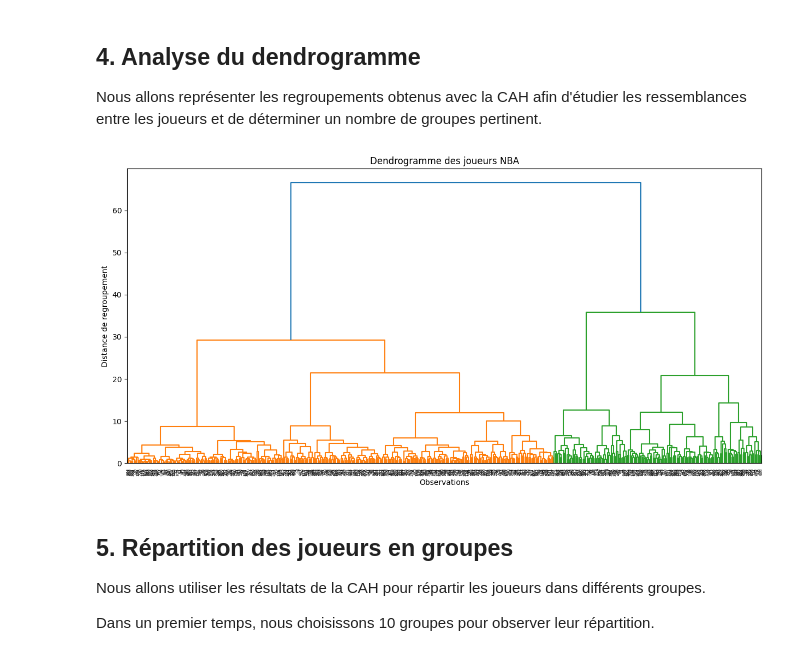
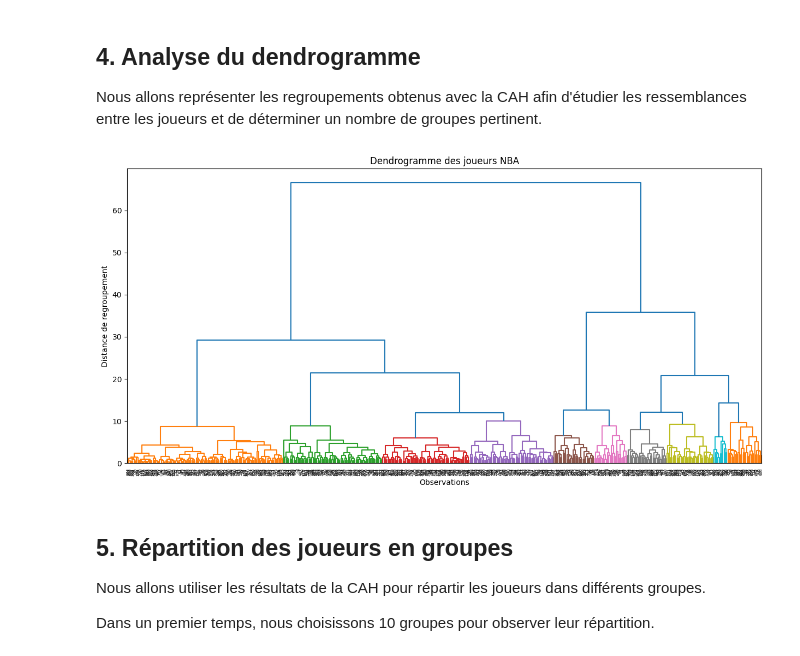
Before and after one commit to Smqck/NBA-Project, a Jupyter notebook: projet NBA/nba-player comparatif.ipynb, the cells around one changed output. Cells and saved outputs as stored; diff of their text form; code cells hidden in the pictures.

```diff
--- a/projet NBA/nba-player comparatif.ipynb
+++ b/projet NBA/nba-player comparatif.ipynb
@@ -1226,18 +1226,18 @@ déterminer un nombre de groupes pertinent.
 # %%
 from scipy.cluster.hierarchy import dendrogram
 import matplotlib.pyplot as plt
 
 plt.figure(figsize=(15, 7))
 
-dendrogram(Z)
+dendrogram(Z,color_threshold= 11)
 
 plt.title("Dendrogramme des joueurs NBA")
 plt.xlabel("Observations")
 plt.ylabel("Distance de regroupement")
 
 plt.show()
 # %% [output]
-[figure, old version]
+[figure, new version]
 # %% [markdown]
 ## 5. Répartition des joueurs en groupes
 
```
Also changed, not shown: parts of 16 cells of this notebook.
